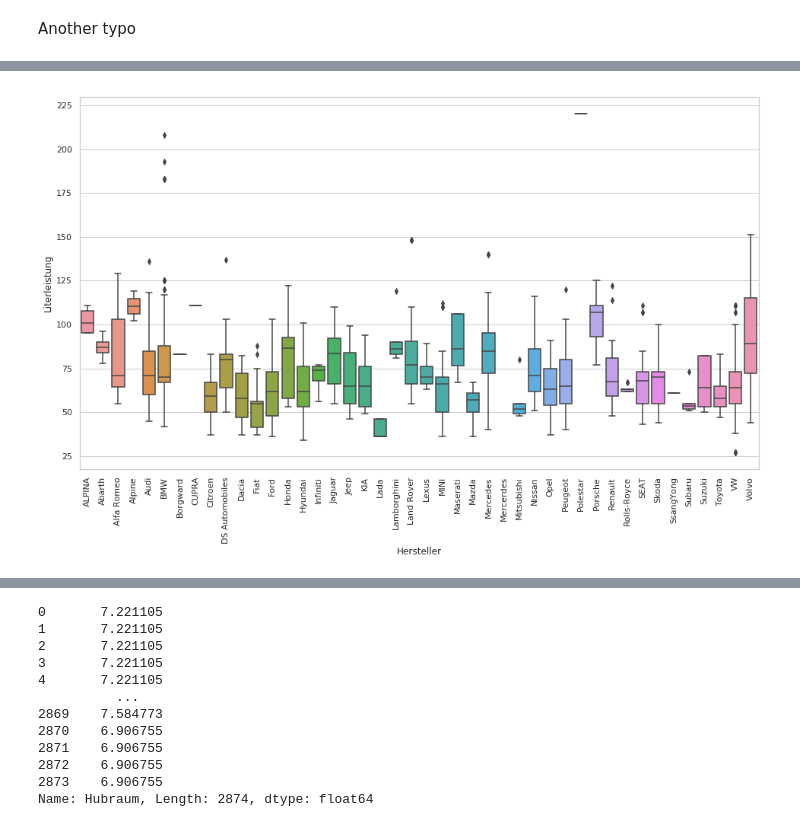
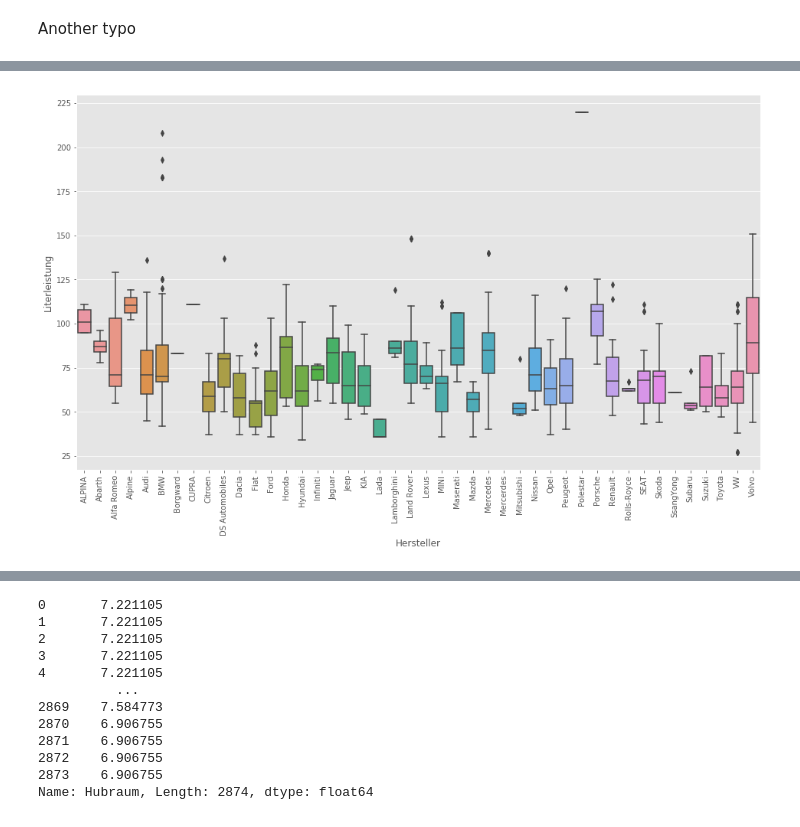
Before and after one commit to bakasable/ex_ipynb, a Jupyter notebook: extern/ADAC/ADAC EU6D DB.ipynb, the cells around one changed output, grey strips where cells are left out. Saved outputs shown, nothing was run; the diff lists cells and outputs as text; code cells hidden in the pictures.

```diff
--- a/extern/ADAC/ADAC EU6D DB.ipynb
+++ b/extern/ADAC/ADAC EU6D DB.ipynb
@@ -315,5 +345,4 @@ df[df.Hubraum == 195]
 # %% [markdown]
 Modification of values must be made with `.iloc` accessor
 # %%
-df.loc[df.Hubraum == 195, "Literleistung"] = 140 / 1.995
-df.loc[df.Hubraum == 195, "Hubraum"] = 1.995
+df.loc[df.Hubraum == 195, "Hubraum"] = 1995
@@ -326,0 +357,2 @@ pd.set_option('plotting.backend', 'matplotlib')
+# %%
+df["Literleistung"] = (df.Leistung / df.Hubraum * 1000).astype(int)
@@ -327,4 +391,4 @@ pd.set_option('plotting.backend', 'matplotlib')
 # %%
 import seaborn as sns
-sns.set(style="whitegrid")
+# sns.set(style="whitegrid")
 # %%
@@ -360,10 +424,11 @@ dtype: object
 # %%
 import matplotlib.pyplot as plt
 # %%
-fig, ax = plt.subplots(figsize=(16,9))
-sns.boxplot(x="Hersteller", y="Literleistung", data=df, ax=ax)
-# sns.swarmplot(x="Hersteller", y="Literleistung", data=df_german.copy(), ax=ax, color=".25")
-for tick in ax.get_xticklabels():
-    tick.set_rotation(90)
+with plt.style.context('ggplot'):
+    fig, ax = plt.subplots(figsize=(16,9))
+    sns.boxplot(x="Hersteller", y="Literleistung", data=df, ax=ax)
+    # sns.swarmplot(x="Hersteller", y="Literleistung", data=df_german.copy(), ax=ax, color=".25")
+    for tick in ax.get_xticklabels():
+        tick.set_rotation(90)
 # %% [output]
-[figure, old version]
+[figure, new version]
```
Also changed, not shown: parts of 36 cells of this notebook.
